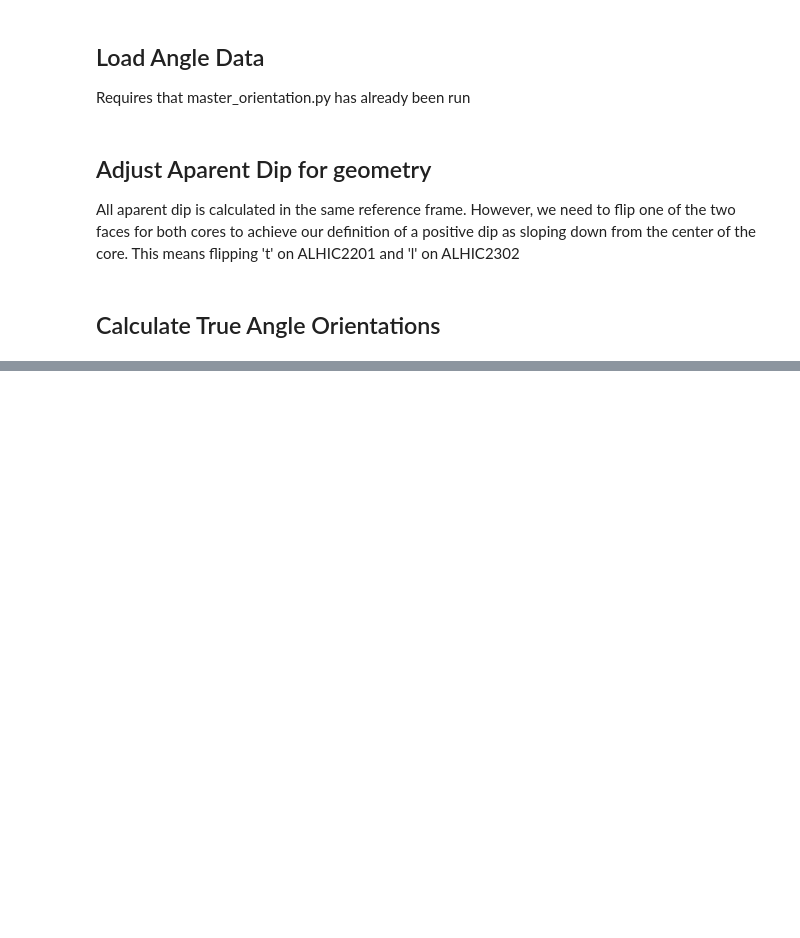
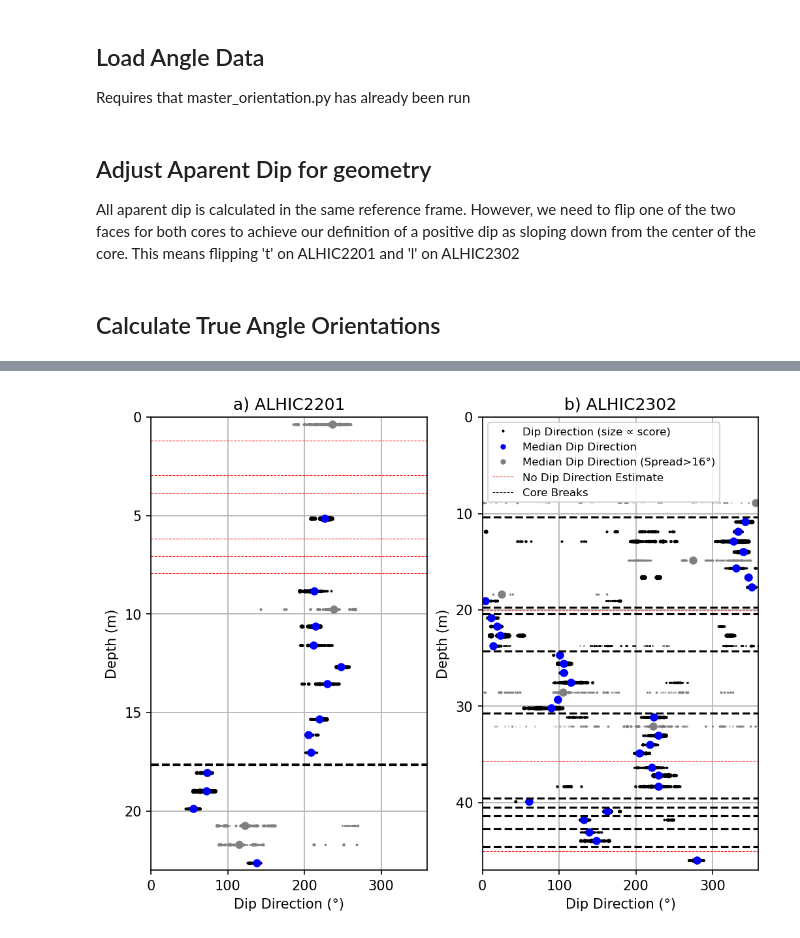
Before and after one commit to liamkirkpatrick/3d_ecm, a Jupyter notebook: scripts/layer_orientations/orientation_plots_vectormethod.ipynb, the cells around one changed output, grey strips where cells are left out. Cells and saved outputs as stored; diff of their text form; code cells hidden in the pictures; blank space fills up the shorter version.

```diff
--- a/scripts/layer_orientations/orientation_plots_vectormethod.ipynb
+++ b/scripts/layer_orientations/orientation_plots_vectormethod.ipynb
@@ -551,4 +370,0 @@ def calc_circular_mean(df):
-# %%
-# impliment function, calc circular mean
-alhic2201 = calc_circular_mean(alhic2201)
-alhic2302 = calc_circular_mean(alhic2302)
@@ -639,12 +370,0 @@ This let's us save the dataframes to a pickle file for later use, including the
-# %%
-# Save Output Dataframe with simple angle information
-
-# loop through both dataframes and save them (overwriting current file)
-for df,core in zip([alhic2201,alhic2302],['ALHIC2201','ALHIC2302']):
-
-    df['median-dip'] = df['dip_percentiles'].apply(lambda x: abs(x[2]))
-    df['IQR']= df['dip_percentiles'].apply(lambda x: x[3]-x[1])
-
-
-    # save just the dip and dip direction as a csv
-    #df[['section','depth','median-dip','dip-direction-mean','IQR']].to_csv(path_to_angles+core+'_simple_dip.csv',index=False)
@@ -654,0 +373,81 @@ Core logs for ALHIC2201 Identify that the orientation line at the surface points
+# %%
+alhic2201_breaks = [17.62,17.65,24.08]
+alhic2302_breaks = [10.37,19.73,20.39,24.28,30.72,39.53,40.47,41.39,42.7,44.57]
+
+# make figure
+fig, ax = plt.subplots(1,2,figsize=(8,6),dpi=150)
+
+# axis labels
+for a in ax:
+    a.set_ylabel('Depth (m)')
+    a.set_xlabel('Dip Direction (°)')
+    a.set_xlim(0,360)
+    a.grid(True)
+ax[0].set_title('a) ALHIC2201')
+ax[1].set_title('b) ALHIC2302')
+ax[0].invert_yaxis()
+ax[1].invert_yaxis()
+ax[0].set_ylim(23,0)
+ax[1].set_ylim(47,0)
+
+def plot_dd(df,ax,breaks,core):
+    for index,row in df.iterrows():
+
+         # pull out values for this section
+        d = row['depth']
+        dip = np.array(row['AC-dip'])
+        dd = np.array(row['AC-dip-direction'])
+        scores = np.array(row['AC-dip-score'])
+
+        # subtract 90 from dip direction if core is alhic2302
+        if core == 'alhic2302':
+            dd = dd - 90
+            # normalize each dd into [0,360)
+            dd = np.mod(dd, 360)
+
+
+
+        if not row['vector-flag-uncertainty']:
+
+            # check if row dip is nan
+            if np.isnan(dip).all():
+                ax.plot([0,360],[d,d],'r--',linewidth=0.5)
+            else:
+
+                # plot dip (individual points)
+                for i in range(len(dip)):
+                    ax.plot(dd[i],d,'k.',markersize=scores[i]*10)
+
+            # plot median dip
+            ax.plot(row['vector-dip-direction-median'],row['depth'],'bo',markersize=5)
+
+        else:
+            # plot median dip
+            ax.plot(row['vector-dip-direction-median'],row['depth'],'o',markersize=5,color='grey')
+
+            # check if row dip is nan
+            if np.isnan(dip).all():
+                ax.plot([0,360],[d,d],'r--',linewidth=0.5)
+            else:
+
+                # plot dip (individual points)
+                for i in range(len(dip)):
+                    ax.plot(dd[i], d, '.', color='grey', markersize=scores[i]*10)
+
+# plot core breaks
+    for b in breaks:
+        ax.plot([0, 360], [b, b], 'k--')
+
+# add a legend (to left subplot only)
+ax[1].plot([],[],'k.',markersize=2,label='Dip Direction (size ∝ score)')
+ax[1].plot([],[],'b.',label='Median Dip Direction')
+ax[1].plot([],[],'.',color='grey',linewidth=3,label='Median Dip Direction (Spread>16°)')
+ax[1].plot([],[],'r--',linewidth=0.5,label='No Dip Direction Estimate')
+ax[1].plot([],[],'k--',linewidth=0.5,label='Core Breaks')
+ax[1].legend(loc='upper left', fontsize=8)
+
+
+plot_dd(alhic2201,ax[0],alhic2201_breaks,'alhic2201')
+plot_dd(alhic2302,ax[1],alhic2302_breaks,'alhic2302')
+# %% [output]
+[figure, added]
```
Also changed, not shown: parts of 31 cells of this notebook, 9 other files.
